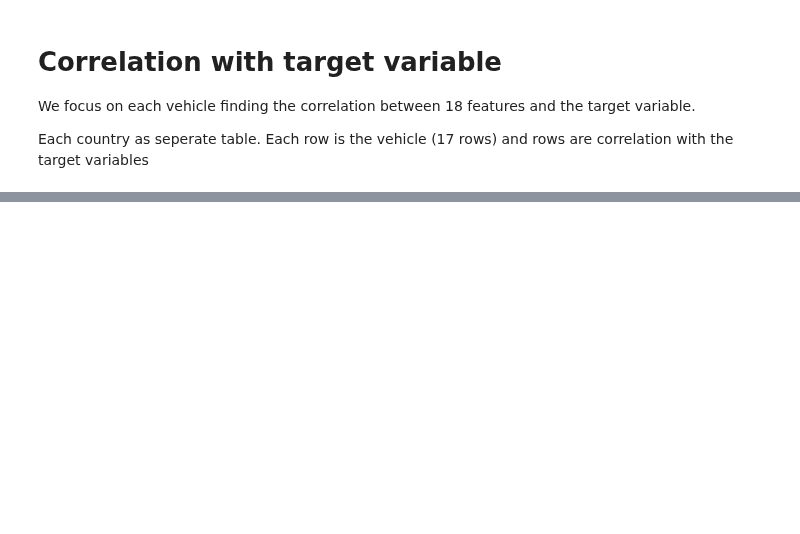
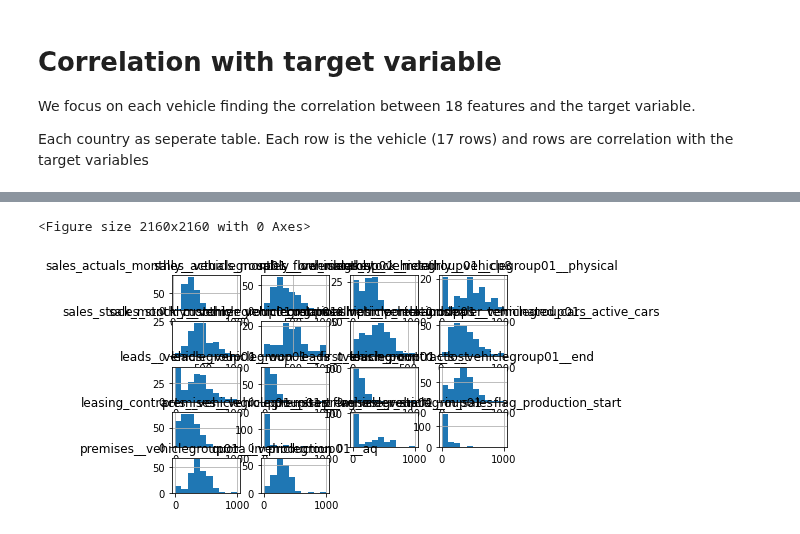
Before and after one commit to zuivu/porsche-forecast-sale, a Jupyter notebook: code/correlation.ipynb, the cells around one changed output, grey strips where cells are left out. Cells and saved outputs as stored; diff of their text form; code cells hidden in the pictures; blank space fills up the shorter version.

```diff
--- a/code/correlation.ipynb
+++ b/code/correlation.ipynb
@@ -6,0 +11,4 @@ Each country as seperate table. Each row is the vehicle (17 rows) and rows are c
+# %%
+df = pd.read_csv("../Data/kitCapstoneJan24_data.csv", delimiter=";")
+external_data = pd.read_csv("../Data/external_data.csv")
+df.head()
@@ -17,3 +30,0 @@ import pandas as pd
-# %%
-df = pd.read_csv("Data/kitCapstoneJan24_data.csv", delimiter=";")
-df.head()
@@ -88,0 +48,4 @@ sales_info_list
+# %%
+veh01_data = df.filter(regex='vehiclegroup01')
+veh01_A = veh01_data.loc[df["countryname"] == "Country A",:]
+veh01_A.head()
@@ -88,0 +59,7 @@ sales_info_list
+# %%
+plt.figure(figsize=(30, 30))
+veh01_A.hist()
+plt.show()
+# %% [output]
+<Figure size 2160x2160 with 0 Axes>
+[figure, added]
```
Also changed, not shown: parts of 26 cells of this notebook.
